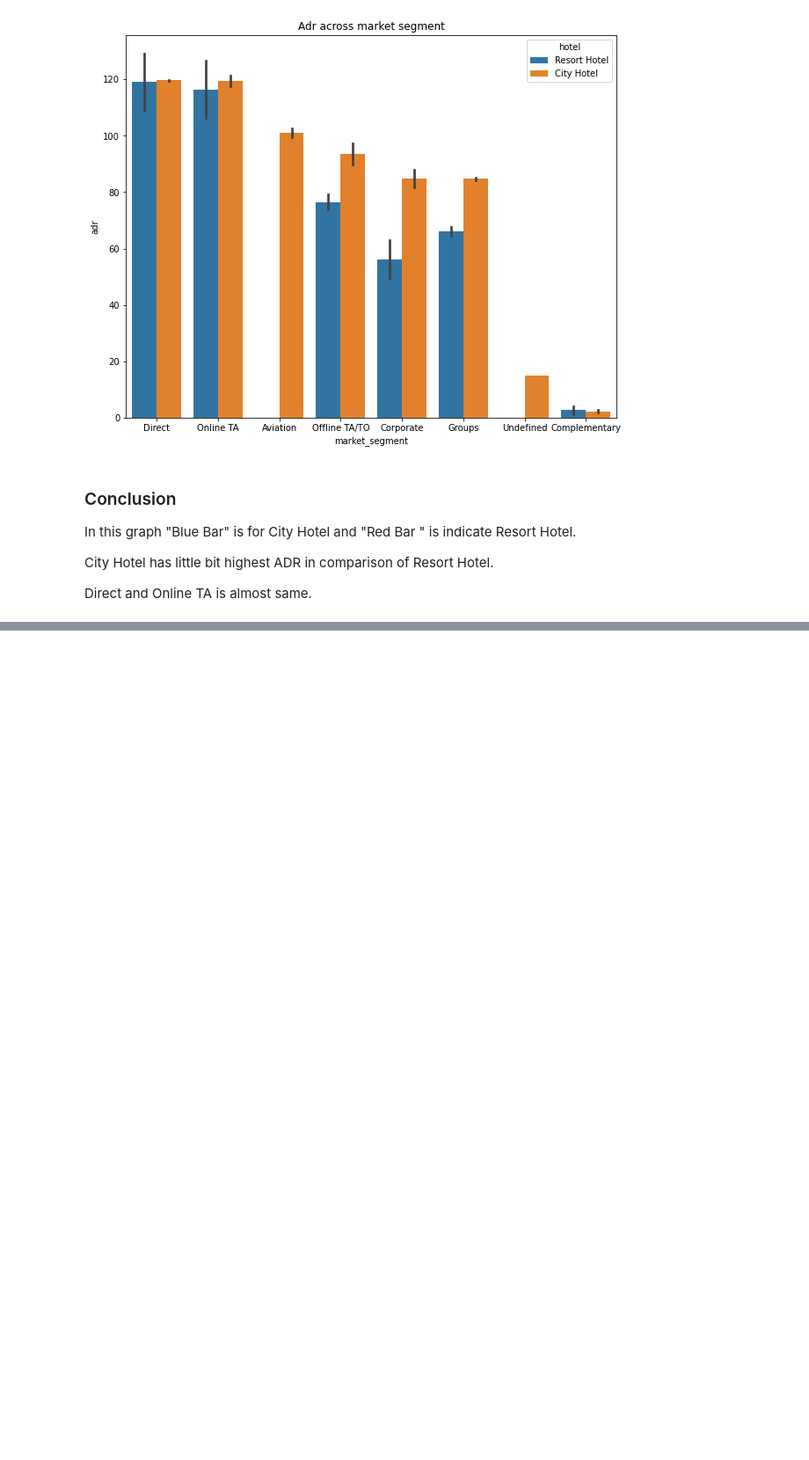
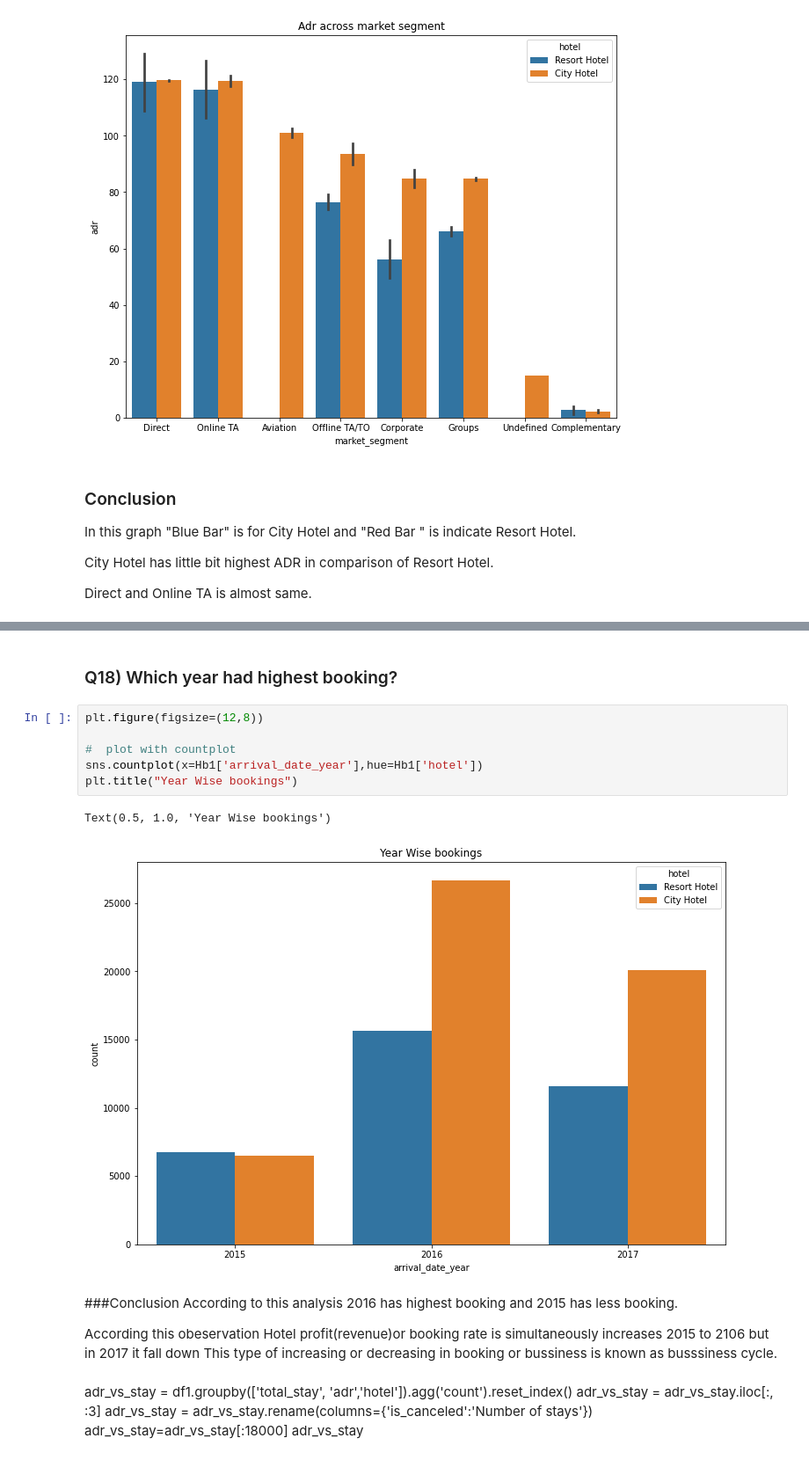
Before and after one commit to kumarsinghashu/EDA-PROJECT-1-Hotel-Booking-Analysis, a Jupyter notebook: EDA_Project1.ipynb, the cells around one changed output, grey strips where cells are left out. Shown: that part at 88% size. Drawn from its saved outputs; the diff is of its cells as text; blank space fills up the shorter version.

```diff
--- a/EDA_Project1.ipynb
+++ b/EDA_Project1.ipynb
@@ -838,0 +883,23 @@ Text(0.5, 1.0, 'Adr across market segment')
+# %% [markdown]
+### Q18) Which year had highest booking?
+# %%
+plt.figure(figsize=(12,8))
+
+#  plot with countplot
+sns.countplot(x=Hb1['arrival_date_year'],hue=Hb1['hotel'])
+plt.title("Year Wise bookings")
+# %% [output]
+Text(0.5, 1.0, 'Year Wise bookings')
+[figure, added]
+# %% [markdown]
+###Conclusion
+According to this analysis 2016 has highest booking and 2015 has less booking.
+
+According this obeservation Hotel profit(revenue)or booking rate is simultaneously increases 2015 to 2106 but in 2017 it fall down
+This type of increasing or decreasing in booking or bussiness is known as busssiness cycle.
+# %% [markdown]
+adr_vs_stay = df1.groupby(['total_stay', 'adr','hotel']).agg('count').reset_index()
+adr_vs_stay = adr_vs_stay.iloc[:, :3]
+adr_vs_stay = adr_vs_stay.rename(columns={'is_canceled':'Number of stays'})
+adr_vs_stay=adr_vs_stay[:18000]
+adr_vs_stay
```
Also changed, not shown: parts of 6 cells of this notebook.
